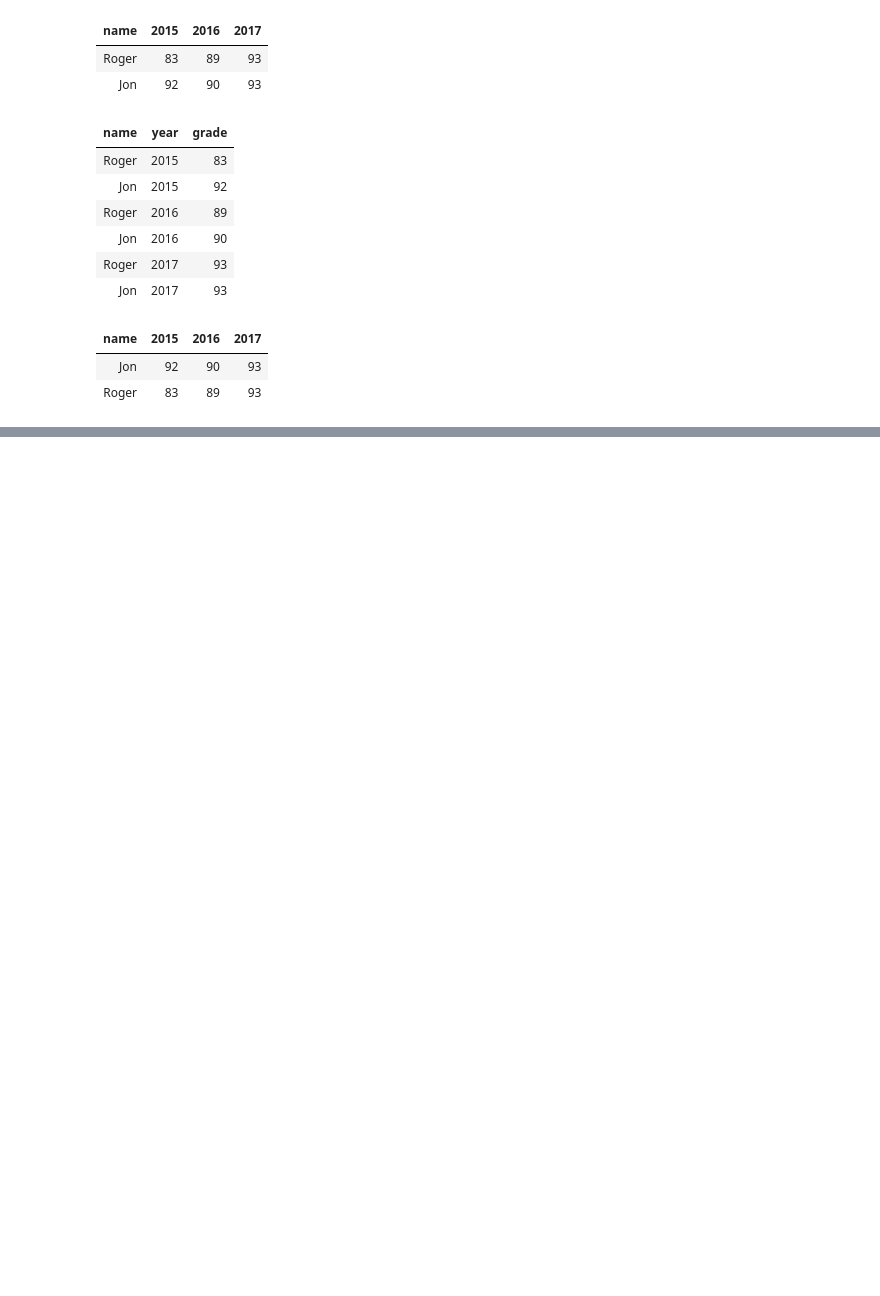
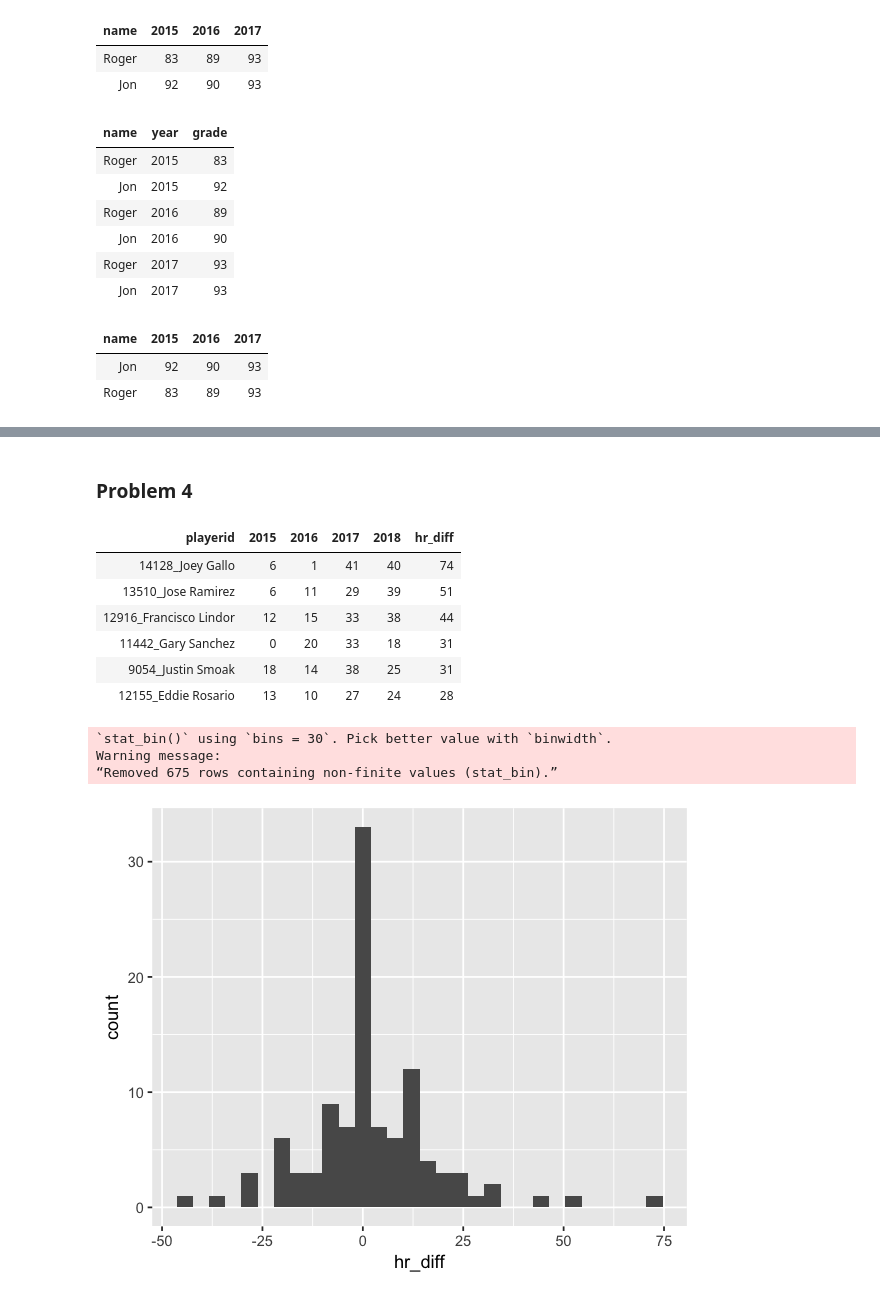
Before and after one commit to rogerfan/stats306_f18_labs, a Jupyter notebook: stats306_lab5_sol.ipynb, the cells around one changed output, grey strips where cells are left out. Cells and saved outputs as stored; diff of their text form; code cells hidden in the pictures; blank space fills up the shorter version.

```diff
--- a/stats306_lab5_sol.ipynb
+++ b/stats306_lab5_sol.ipynb
@@ -195,0 +295,30 @@ grades_long %>% spread(key=year, value=grade)
+# %% [markdown]
+### Problem 4
+# %%
+options(repr.plot.width=5, repr.plot.height=4)
+
+# For each player, calculate 2017+2018 HRs - 2015+2016 HRs
+# note: if a player-year isn't in the data, don't include that player in
+# the final result
+# hint: you may run into an issue with duplicate player names
+
+dat4 = mlb %>% select(year, name, HR, playerid) %>%
+    unite(playerid, playerid, name) %>%
+    spread(key=year, value=HR) %>%
+    mutate(hr_diff = `2018` + `2017` - `2016` - `2015`) %>%
+    arrange(-hr_diff)
+head(dat4)
+
+ggplot(dat4, aes(x=hr_diff)) + geom_histogram()
+# %% [output]
+| playerid | 2015 | 2016 | 2017 | 2018 | hr_diff |
+| 14128_Joey Gallo | 6 | 1 | 41 | 40 | 74 |
+| 13510_Jose Ramirez | 6 | 11 | 29 | 39 | 51 |
+| 12916_Francisco Lindor | 12 | 15 | 33 | 38 | 44 |
+| 11442_Gary Sanchez | 0 | 20 | 33 | 18 | 31 |
+| 9054_Justin Smoak | 18 | 14 | 38 | 25 | 31 |
+| 12155_Eddie Rosario | 13 | 10 | 27 | 24 | 28 |
+`stat_bin()` using `bins = 30`. Pick better value with `binwidth`.
+Warning message:
+“Removed 675 rows containing non-finite values (stat_bin).”
+[figure, added]
```
Also changed, not shown: parts of 15 cells of this notebook.
